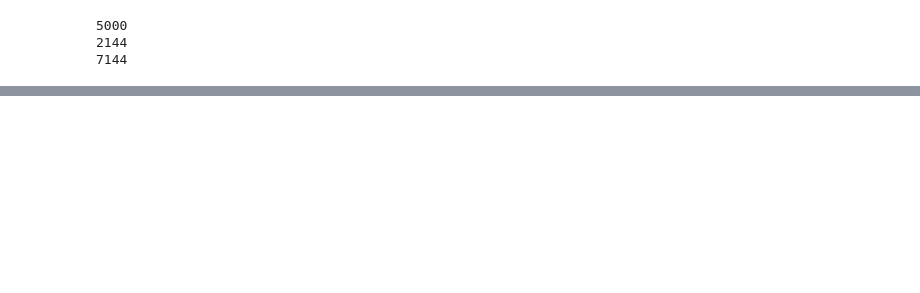
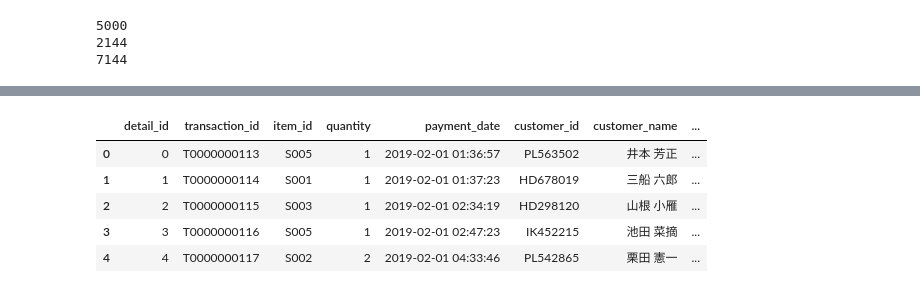
Before and after one commit to T-OKAY/study_001, a Jupyter notebook: study.ipynb, the cells around one changed output, grey strips where cells are left out. Drawn from its saved outputs; the diff is of its cells as text; code cells hidden in the pictures; blank space fills up the shorter version.

```diff
--- a/study.ipynb
+++ b/study.ipynb
@@ -67,6 +67,6 @@ transaction_detail_2_master.head()
 | 3 | 5003 | T0000004873 | S004 | 1 |
 | 4 | 5004 | T0000004874 | S003 | 2 |
 # %%
-transaction = pd.concat([transaction_detail_1_master, transaction_detail_2_master], ignore_index=True)
+transaction = pd.concat([transaction_1_master, transaction_2_master], ignore_index=True)
 transaction.head()
 # %% [output]
@@ -78,0 +87,3 @@ transaction.head()
+# %%
+transaction_detail = pd.concat([transaction_detail_1_master, transaction_detail_2_master], ignore_index=True)
+transaction_detail.head()
@@ -84,3 +102,6 @@ print(len(transaction))
 5000
 2144
 7144
+# %%
+join_data = pd.merge(transaction_detail, transaction[["transaction_id", "payment_date", "customer_id"]], on="transaction_id", how="left")
+join_data.head()
@@ -86,0 +115,13 @@ print(len(transaction))
+# %%
+
+
+join_data = pd.merge(join_data, customer_master, on="customer_id", how="left")
+join_data = pd.merge(join_data, item_master, on="item_id", how="left")
+join_data.head()
+# %% [output]
+|  | detail_id | transaction_id | item_id | quantity | payment_date | customer_id | customer_name | ... |
+| 0 | 0 | T0000000113 | S005 | 1 | 2019-02-01 01:36:57 | PL563502 | 井本 芳正 | ... |
+| 1 | 1 | T0000000114 | S001 | 1 | 2019-02-01 01:37:23 | HD678019 | 三船 六郎 | ... |
+| 2 | 2 | T0000000115 | S003 | 1 | 2019-02-01 02:34:19 | HD298120 | 山根 小雁 | ... |
+| 3 | 3 | T0000000116 | S005 | 1 | 2019-02-01 02:47:23 | IK452215 | 池田 菜摘 | ... |
+| 4 | 4 | T0000000117 | S002 | 2 | 2019-02-01 04:33:46 | PL542865 | 栗田 憲一 | ... |
```
Also changed, not shown: parts of 9 cells of this notebook.
